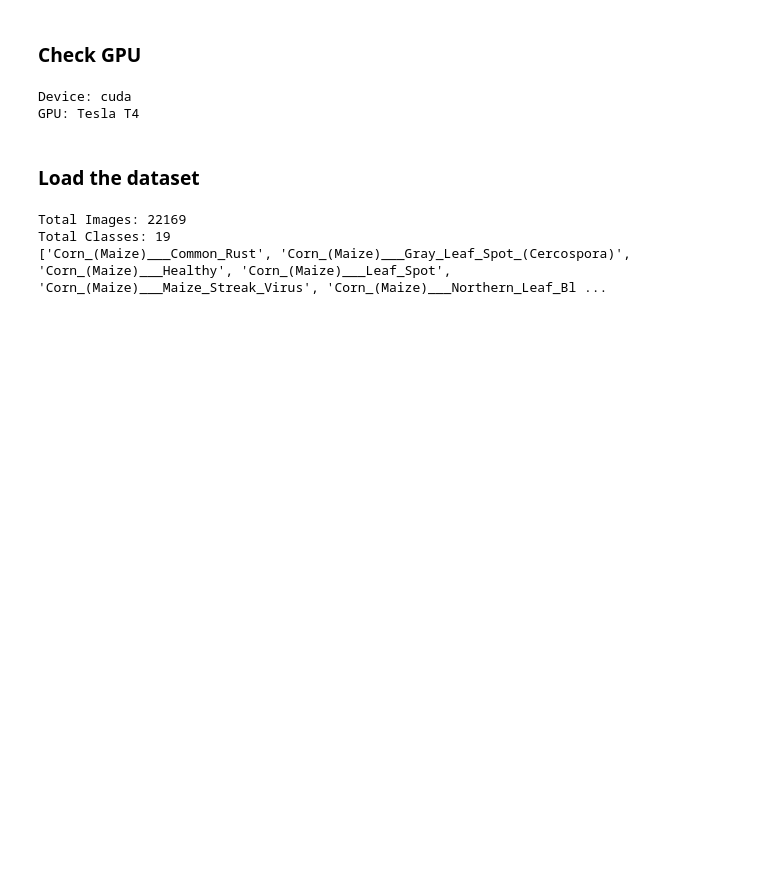
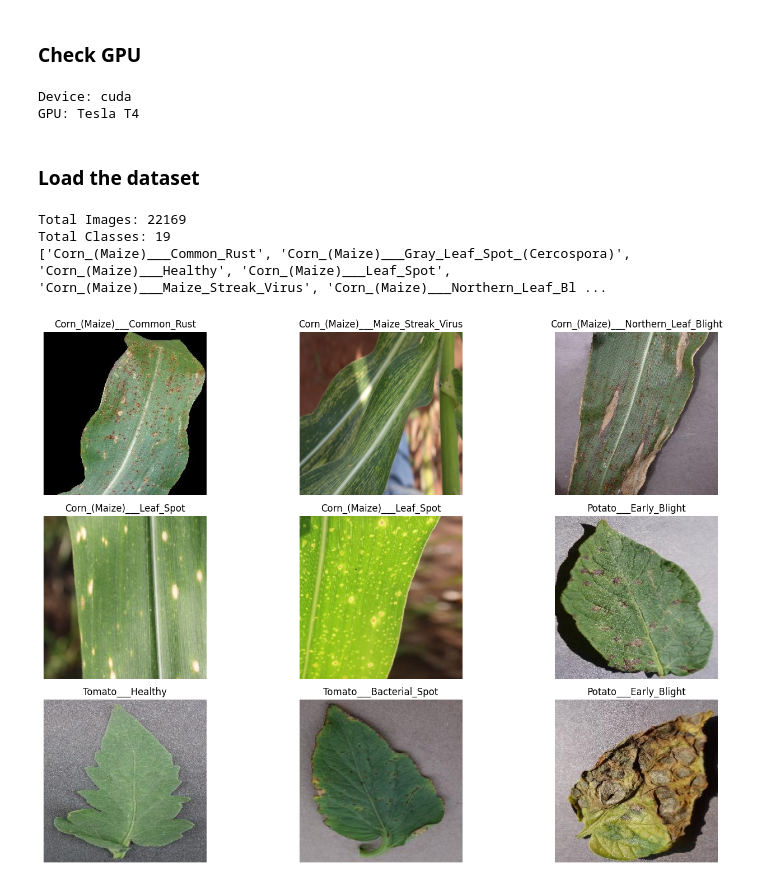
Before and after one commit to biswajit-sarkar-007/IOT_Based_Crop_Disease_Detection_System_For_Smart_Agriculture, a Jupyter notebook: notebooks/03_image_preprocessing.ipynb, the cells around one changed output. Cells and saved outputs as stored; diff of their text form; code cells hidden in the pictures; blank space fills up the shorter version.

Commit message:
feat(docs): display 9 random images and save as demo

```diff
--- a/notebooks/03_image_preprocessing.ipynb
+++ b/notebooks/03_image_preprocessing.ipynb
@@ -71,3 +71,30 @@ print(full_dataset.classes)
 Total Images: 22169
 Total Classes: 19
 ['Corn_(Maize)___Common_Rust', 'Corn_(Maize)___Gray_Leaf_Spot_(Cercospora)', 'Corn_(Maize)___Healthy', 'Corn_(Maize)___Leaf_Spot', 'Corn_(Maize)___Maize_Streak_Virus', 'Corn_(Maize)___Northern_Leaf_Bl ...
+# %%
+import os
+import random
+from PIL import Image
+import matplotlib.pyplot as plt
+
+dataset_path = "/content/dataset/Crop_Disease_Image_Dataset"
+
+classes = os.listdir(dataset_path)
+
+plt.figure(figsize=(15, 10))
+
+for i in range(9):
+    cls = random.choice(classes)
+    img_name = random.choice(os.listdir(os.path.join(dataset_path, cls)))
+
+    img = Image.open(os.path.join(dataset_path, cls, img_name))
+
+    plt.subplot(3, 3, i + 1)
+    plt.imshow(img)
+    plt.title(cls)
+    plt.axis("off")
+
+plt.tight_layout()
+plt.show()
+# %% [output]
+[figure, added]
```
Also changed, not shown: 1 other file.
